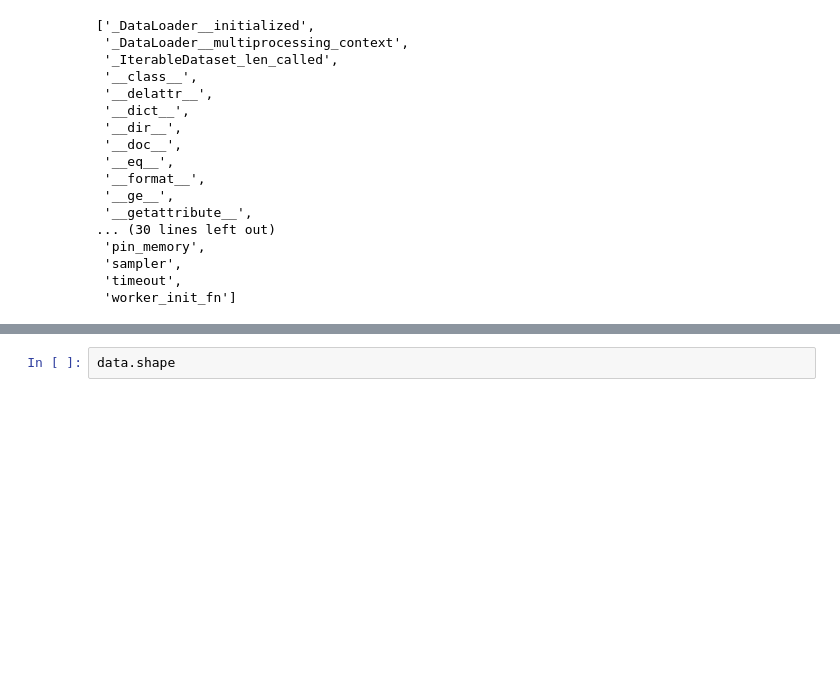
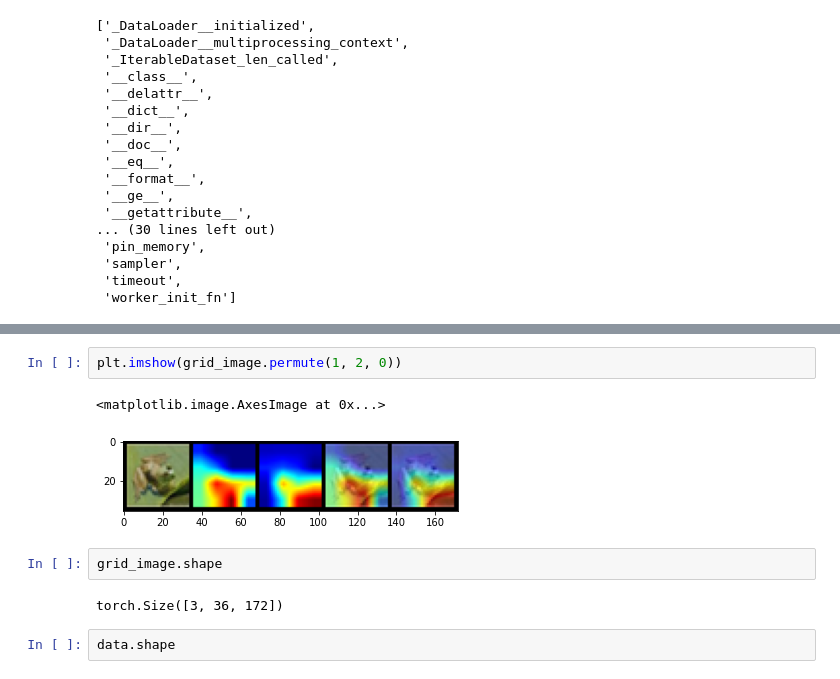
Before and after one commit to KillerStrike17/PyDeNN, a Jupyter notebook: Untitled.ipynb, the cells around one changed output, grey strips where cells are left out. Cells and saved outputs as stored; diff of their text form; blank space fills up the shorter version.

```diff
--- a/Untitled.ipynb
+++ b/Untitled.ipynb
@@ -87,3 +133,12 @@ len(data)
+# %%
+plt.imshow(grid_image.permute(1, 2, 0))
+# %% [output]
+<matplotlib.image.AxesImage at 0x...>
+[figure, added]
+# %%
+grid_image.shape
+# %% [output]
+torch.Size([3, 36, 172])
 # %%
 data.shape
 # %% [output]
```
Also changed, not shown: parts of 12 cells of this notebook, 10 other files.
